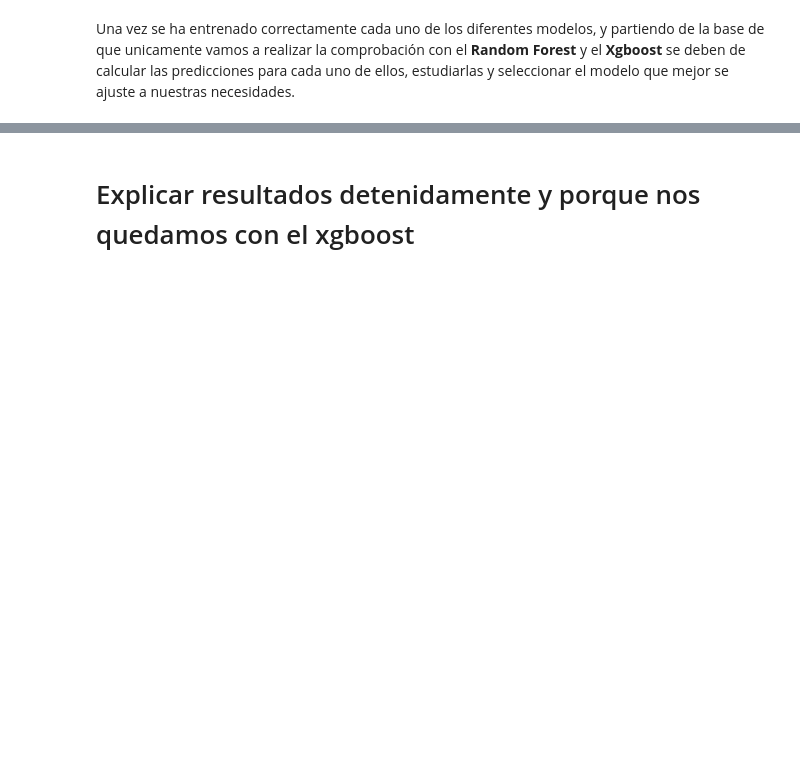
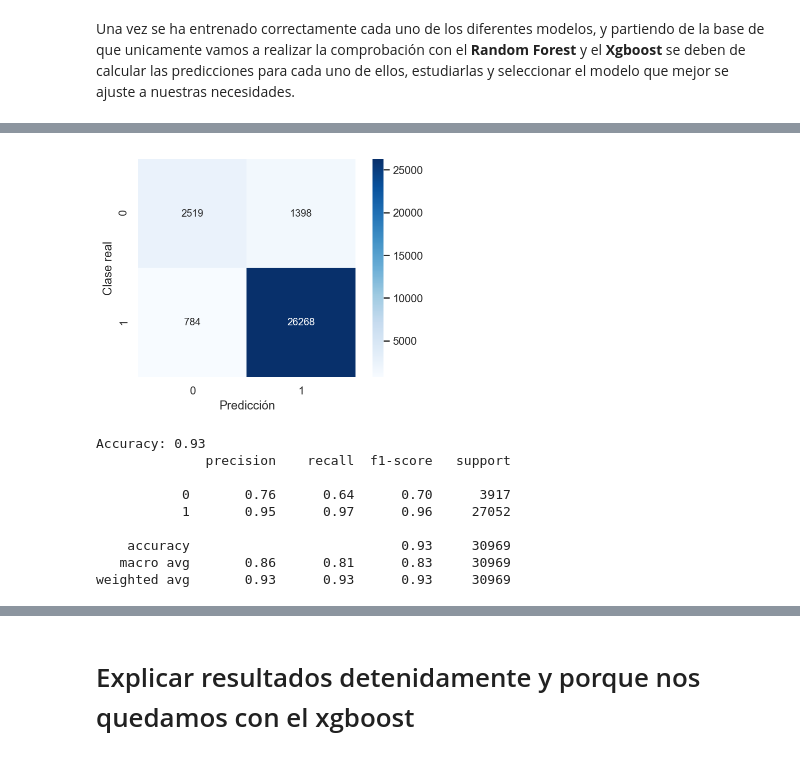
Before and after one commit to cifucg/minsait_land_classification, a Jupyter notebook: Analisis Exploratorio (FINAL).ipynb, the cells around one changed output, grey strips where cells are left out. Drawn from its saved outputs; the diff is of its cells as text; code cells hidden in the pictures; blank space fills up the shorter version.

```diff
--- a/Analisis Exploratorio (FINAL).ipynb
+++ b/Analisis Exploratorio (FINAL).ipynb
@@ -1052,0 +1042,13 @@ AUC : 0.8
+# %%
+analize_model('Xgboost', X_test, y_test, True, False, False)
+# %% [output]
+[figure, added]
+Accuracy: 0.93
+              precision    recall  f1-score   support
+
+           0       0.76      0.64      0.70      3917
+           1       0.95      0.97      0.96     27052
+
+    accuracy                           0.93     30969
+   macro avg       0.86      0.81      0.83     30969
+weighted avg       0.93      0.93      0.93     30969
```
Also changed, not shown: parts of 20 cells of this notebook.
